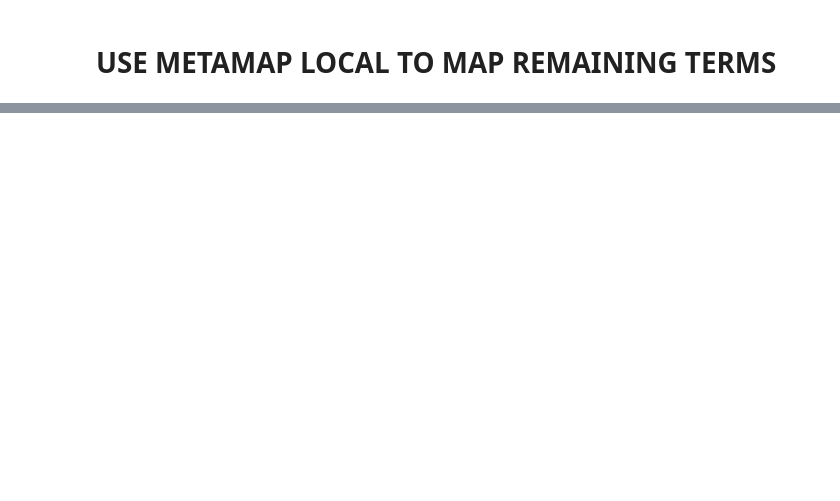
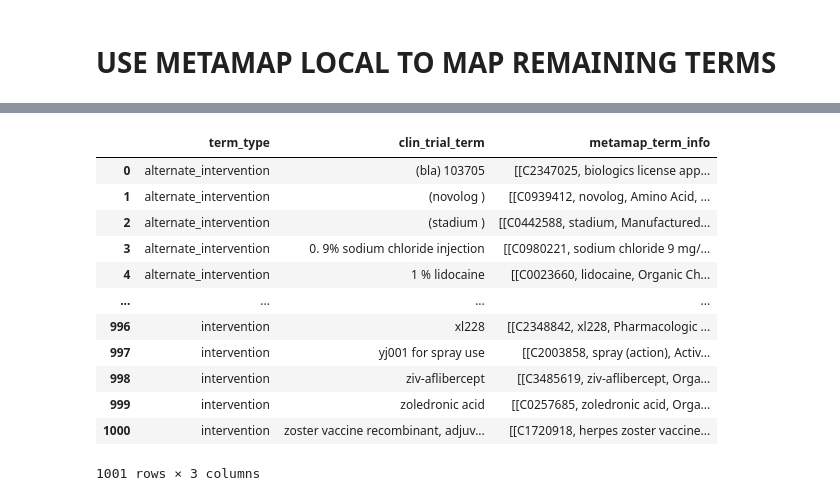
Before and after one commit to GitHubbit/Multiomics_ClinicalTrials_KP, a Jupyter notebook: mapper_ipynb_to_py_mm_only.ipynb, the cells around one changed output, grey strips where cells are left out. Cells and saved outputs as stored; diff of their text form; code cells hidden in the pictures; blank space fills up the shorter version.

```diff
--- a/mapper_ipynb_to_py_mm_only.ipynb
+++ b/mapper_ipynb_to_py_mm_only.ipynb
@@ -396,0 +615,16 @@ def term_list_to_mm(df_dict, flag_and_path):
+# %%
+metamapped
+# %% [output]
+|  | term_type | clin_trial_term | metamap_term_info |
+| 0 | alternate_intervention | (bla) 103705 | [[C2347025, biologics license app... |
+| 1 | alternate_intervention | (novolog ) | [[C0939412, novolog, Amino Acid, ... |
+| 2 | alternate_intervention | (stadium ) | [[C0442588, stadium, Manufactured... |
+| 3 | alternate_intervention | 0. 9% sodium chloride injection | [[C0980221, sodium chloride 9 mg/... |
+| 4 | alternate_intervention | 1 % lidocaine | [[C0023660, lidocaine, Organic Ch... |
+| ... | ... | ... | ... |
+| 996 | intervention | xl228 | [[C2348842, xl228, Pharmacologic ... |
+| 997 | intervention | yj001 for spray use | [[C2003858, spray (action), Activ... |
+| 998 | intervention | ziv-aflibercept | [[C3485619, ziv-aflibercept, Orga... |
+| 999 | intervention | zoledronic acid | [[C0257685, zoledronic acid, Orga... |
+| 1000 | intervention | zoster vaccine recombinant, adjuv... | [[C1720918, herpes zoster vaccine... |
+1001 rows × 3 columns
```
Also changed, not shown: parts of 8 cells of this notebook.
